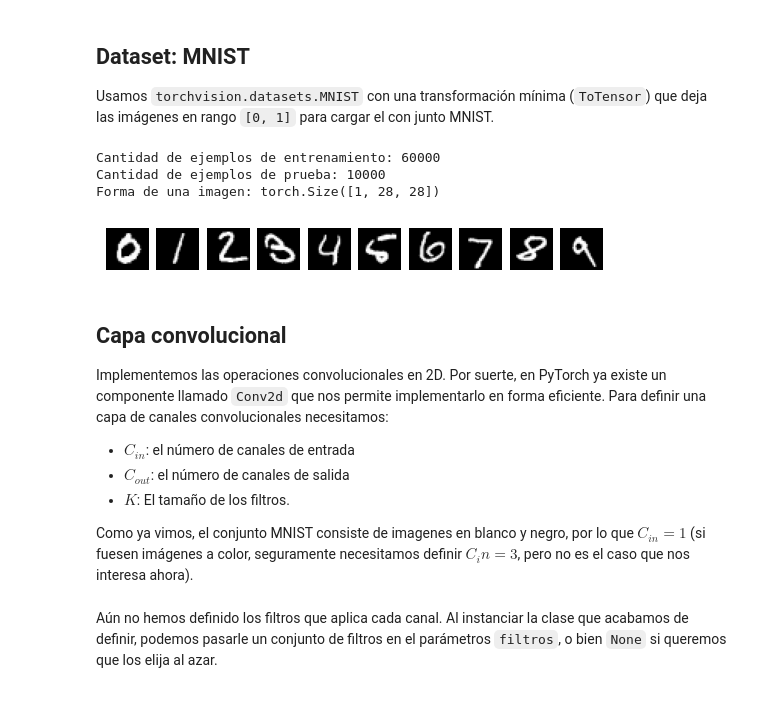
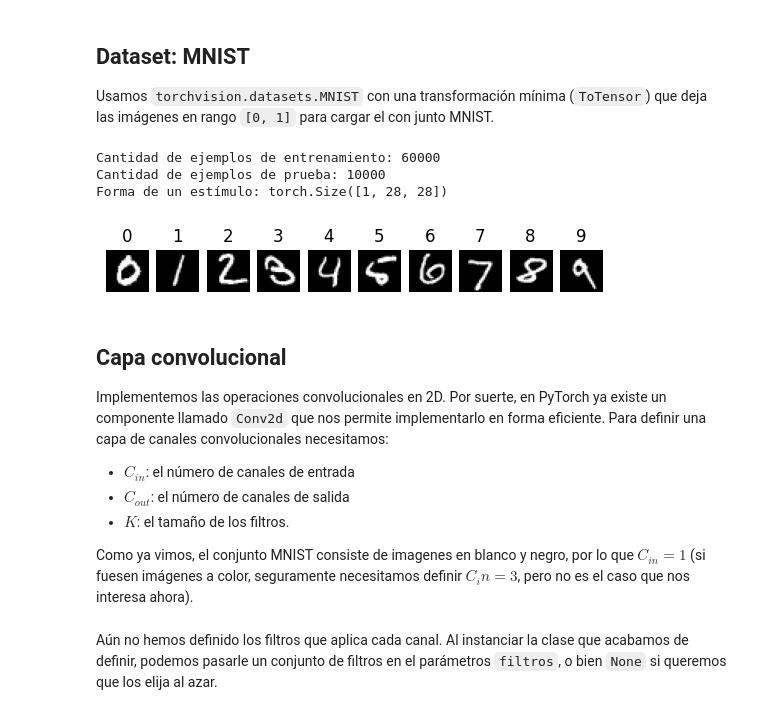
Before and after one commit to MaestriaCienciasCognitivas/ncc, a Jupyter notebook: book/notebooks/S5_Practico4.ipynb, the cells around one changed output. Drawn from its saved outputs; the diff is of its cells as text; code cells hidden in the pictures.

```diff
--- a/book/notebooks/S5_Practico4.ipynb
+++ b/book/notebooks/S5_Practico4.ipynb
@@ -227,46 +209,41 @@ from torchvision.transforms import ToTensor
 transform = ToTensor()
 
 try:
-  train_full = MNIST(root="./data", train=True, download=False, transform=transform)
+  train_ds = MNIST(root="./data", train=True, download=False, transform=transform)
 except RuntimeError:
-  train_full = MNIST(root="./data", train=True, download=True, transform=transform)
+  train_ds = MNIST(root="./data", train=True, download=True, transform=transform)
 
 try:
   test_ds = MNIST(root="./data", train=False, download=False, transform=transform)
 except RuntimeError:
   test_ds = MNIST(root="./data", train=False, download=True, transform=transform)
 # %%
-print("Cantidad de ejemplos de entrenamiento:", len(train_full))
+print("Cantidad de ejemplos de entrenamiento:", len(train_ds))
 print("Cantidad de ejemplos de prueba:", len(test_ds))
-print("Forma de una imagen:", train_full[0][0].shape)
+print("Forma de un estímulo:", train_ds[0][0].shape)
 # %% [output]
 Cantidad de ejemplos de entrenamiento: 60000
 Cantidad de ejemplos de prueba: 10000
-Forma de una imagen: torch.Size([1, 28, 28])
+Forma de un estímulo: torch.Size([1, 28, 28])
 # %%
-from torch.utils.data import random_split, DataLoader
-
-# Separar un pequeño conjunto para la validación
-train_size = int(len(train_full) * 0.9)
-val_size = len(train_full) - train_size
-train_ds, val_ds = random_split(train_full, [train_size, val_size])
+from torch.utils.data import DataLoader
 
 # Instanciar clases utilitarias de PyTorch que nos permiten leer la carpeta data
 batch_size = 64
 train_loader = DataLoader(train_ds, batch_size=batch_size, shuffle=True)
-val_loader = DataLoader(val_ds, batch_size=batch_size, shuffle=False)
+test_loader = DataLoader(test_ds, batch_size=batch_size, shuffle=False)
 
-# Imprimimos la forma del primer lote
 idx = [next(i for i, (_, y) in enumerate(test_ds) if y == d) for d in range(10)]
-imgs = torch.stack([test_ds[i][0] for i in idx])        # (10, 1, 28, 28)
-labels = [test_ds[i][1] for i in idx]
+ESTIMULOS = torch.stack([test_ds[i][0] for i in idx])        # (10, 1, 28, 28)
+ETIQUETAS = [test_ds[i][1] for i in idx]
 
 fig, axes = plt.subplots(1, 10)
 for i, axis in enumerate(axes):
-    show_stimulus(imgs[i][0], axis, show=False)
+    axis.set_title(ETIQUETAS[i])
+    graficar_estimulo(ESTIMULOS[i][0], axis, show=False)
 plt.show()
 # %% [output]
-[figure, old version]
+[figure, new version]
 # %% [markdown]
 ## Capa convolucional
 
@@ -274,7 +251,7 @@ Implementemos las operaciones convolucionales en 2D. Por suerte, en PyTorch ya e
 
 - $C_{in}$: el número de canales de entrada
 - $C_{out}$: el número de canales de salida
-- $K$: El tamaño de los filtros.
+- $K$: el tamaño de los filtros.
 
 Como ya vimos, el conjunto MNIST consiste de imagenes en blanco y negro, por lo que $C_{in}=1$ (si fuesen imágenes a color, seguramente necesitamos definir $C_in=3$, pero no es el caso que nos interesa ahora).
 # %%
```
Also changed, not shown: parts of 23 cells of this notebook.
